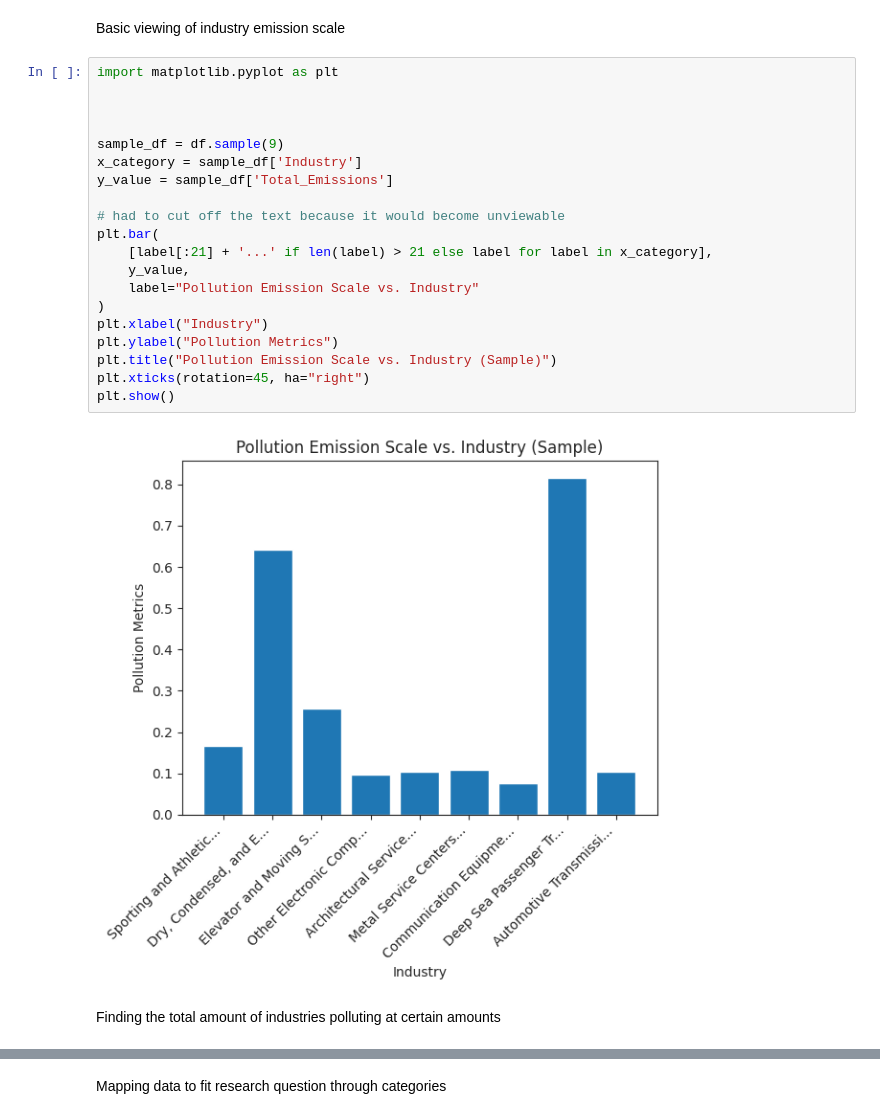
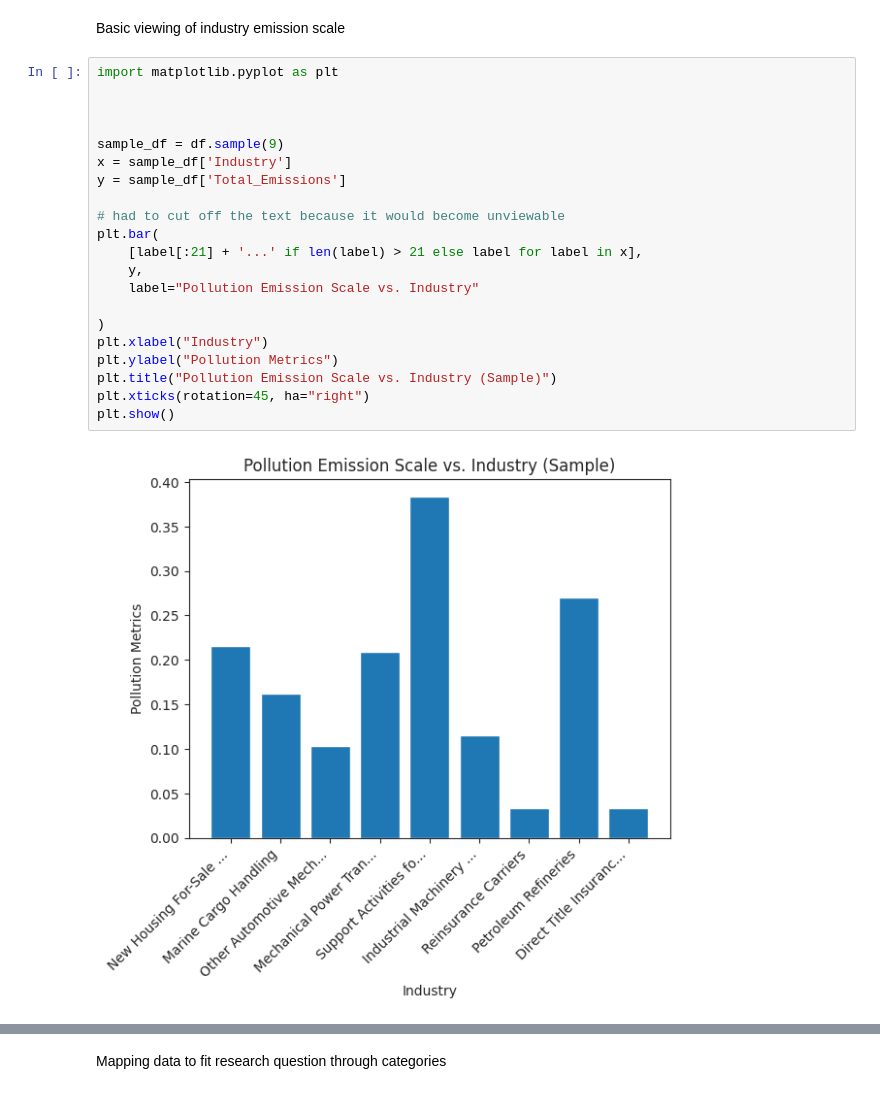
Before and after one commit to thesuper147/Carbon-Emissions_CS_DSRP, a Jupyter notebook: Carbon_Emissions_CS_DSRP.ipynb, the cells around one changed output, grey strips where cells are left out. Drawn from its saved outputs; the diff is of its cells as text.

```diff
--- a/Carbon_Emissions_CS_DSRP.ipynb
+++ b/Carbon_Emissions_CS_DSRP.ipynb
@@ -37,24 +37,23 @@ Basic viewing of industry emission scale
 # %%
 import matplotlib.pyplot as plt
 
 
 
 sample_df = df.sample(9)
-x_category = sample_df['Industry']
-y_value = sample_df['Total_Emissions']
+x = sample_df['Industry']
+y = sample_df['Total_Emissions']
 
 # had to cut off the text because it would become unviewable
 plt.bar(
-    [label[:21] + '...' if len(label) > 21 else label for label in x_category],
-    y_value,
+    [label[:21] + '...' if len(label) > 21 else label for label in x],
+    y,
     label="Pollution Emission Scale vs. Industry"
+
 )
 plt.xlabel("Industry")
 plt.ylabel("Pollution Metrics")
 plt.title("Pollution Emission Scale vs. Industry (Sample)")
 plt.xticks(rotation=45, ha="right")
 plt.show()
 # %% [output]
-[figure, old version]
+[figure, new version]
-# %% [markdown]
-Finding the total amount of industries polluting at certain amounts
```
Also changed, not shown: parts of 3 cells of this notebook.
